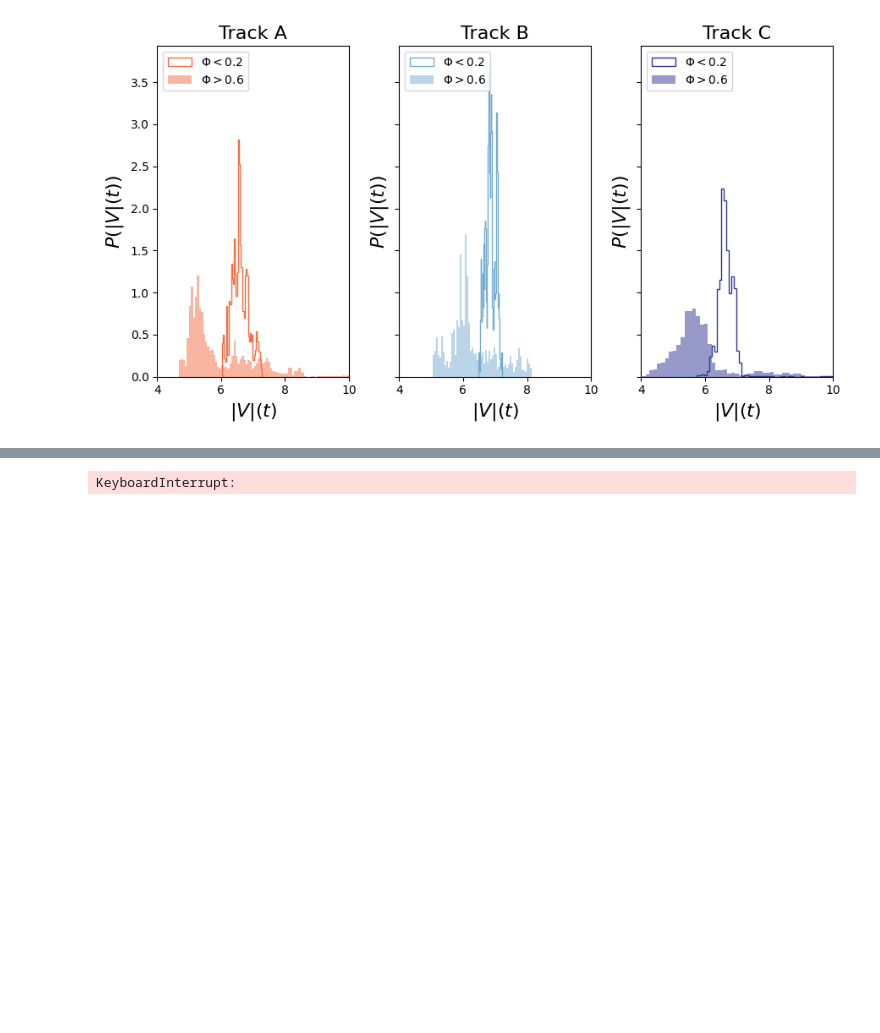
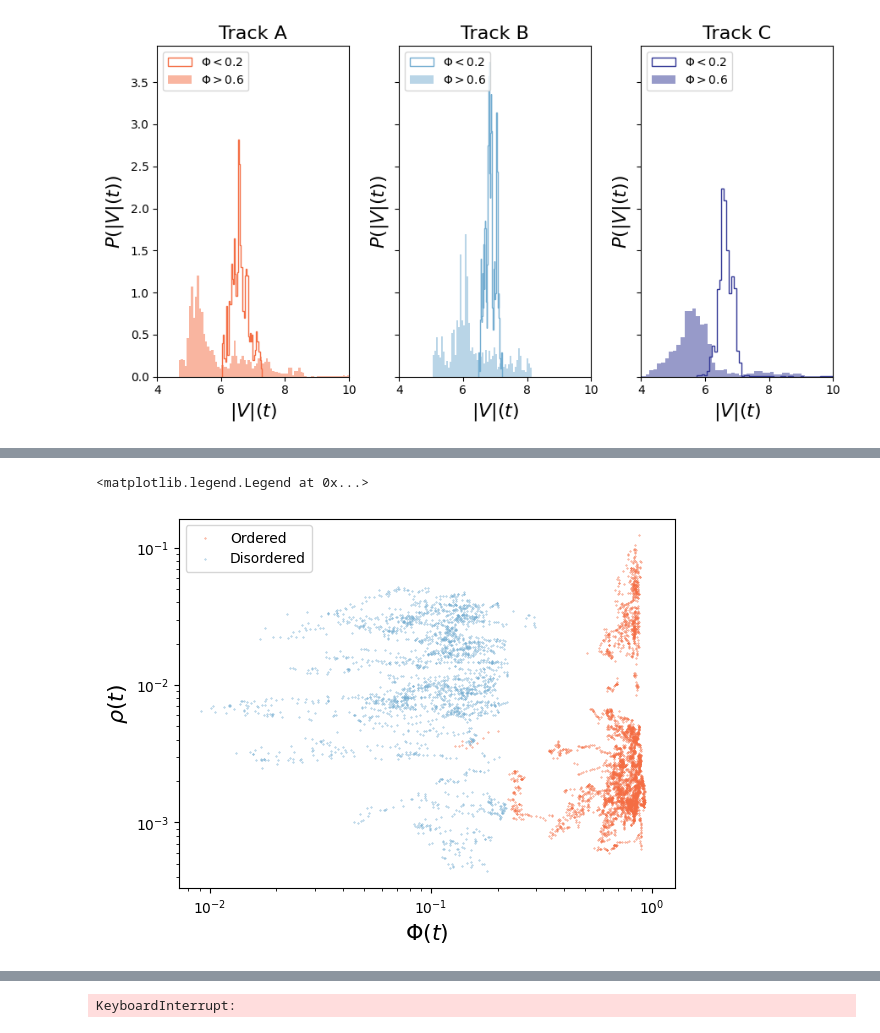
Before and after one commit to mmccraw98/flocking-emergence-iw, a Jupyter notebook: code/data/initial-data-analysis.ipynb, the cells around one changed output, grey strips where cells are left out. Saved outputs shown, nothing was run; the diff lists cells and outputs as text; code cells hidden in the pictures; blank space fills up the shorter version.

```diff
--- a/code/data/initial-data-analysis.ipynb
+++ b/code/data/initial-data-analysis.ipynb
@@ -461,0 +417,11 @@ plt.plot(get_velocity_order_parameter(df_A).values)
+# %%
+plt.scatter(vel_order[density_order < 1e6], density_order[density_order < 1e6], label='Ordered', color=colors[0], s=0.1)
+plt.scatter(vel_disorder[density_disorder < 1e6], density_disorder[density_disorder < 1e6], label='Disordered', color=colors[3], s=0.1)
+plt.yscale('log')
+plt.xscale('log')
+plt.xlabel('$\Phi(t)$', fontsize=16)
+plt.ylabel(r'$\rho(t)$', fontsize=16)
+plt.legend()
+# %% [output]
+<matplotlib.legend.Legend at 0x...>
+[figure, added]
```
Also changed, not shown: parts of 9 cells of this notebook, 3 other files.
